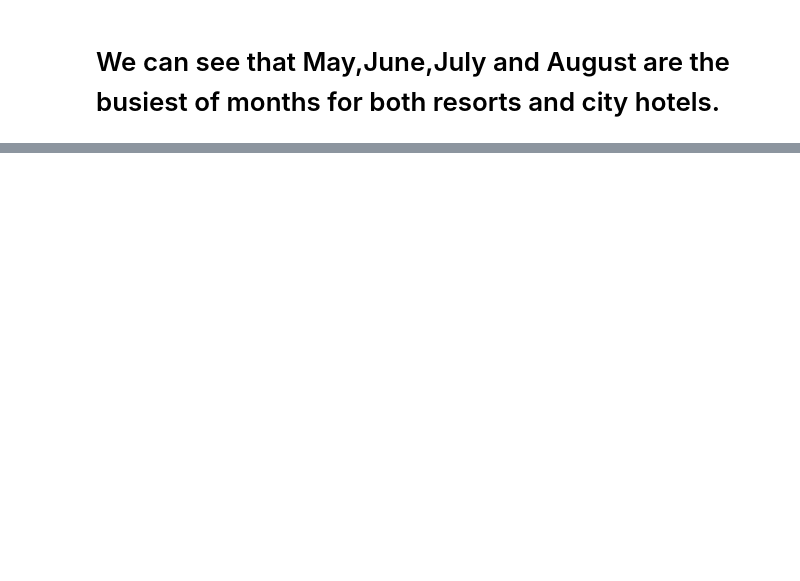
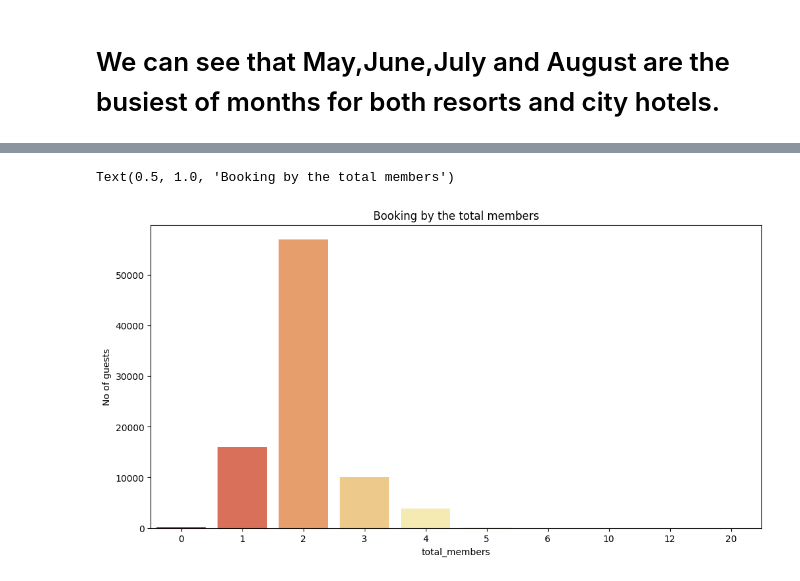
Before and after one commit to vishant750/hotelbookinganalysis, a Jupyter notebook: EDA_Hotel_Analysis.ipynb, the cells around one changed output, grey strips where cells are left out. Saved outputs shown, nothing was run; the diff lists cells and outputs as text; code cells hidden in the pictures; blank space fills up the shorter version.

```diff
--- a/EDA_Hotel_Analysis.ipynb
+++ b/EDA_Hotel_Analysis.ipynb
@@ -395,0 +411,10 @@ plt.legend()
+# %%
+#Converting float values to int
+hotel_df['total_members']=hotel_df['total_members'].astype(int)
+plt.figure(figsize=(12,6))
+sns.countplot(x=hotel_df['total_members'],palette='Spectral')
+plt.ylabel('No of guests')
+plt.title('Booking by the total members')
+# %% [output]
+Text(0.5, 1.0, 'Booking by the total members')
+[figure, added]
```
Also changed, not shown: parts of 23 cells of this notebook.
